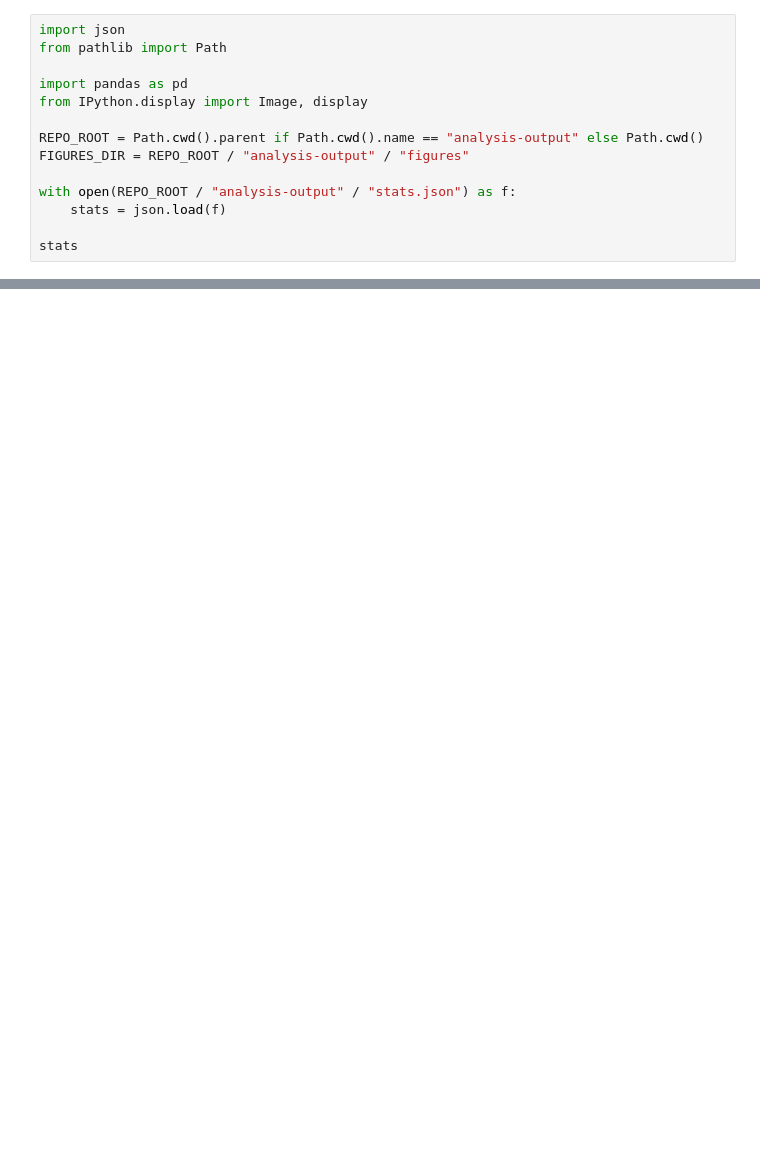
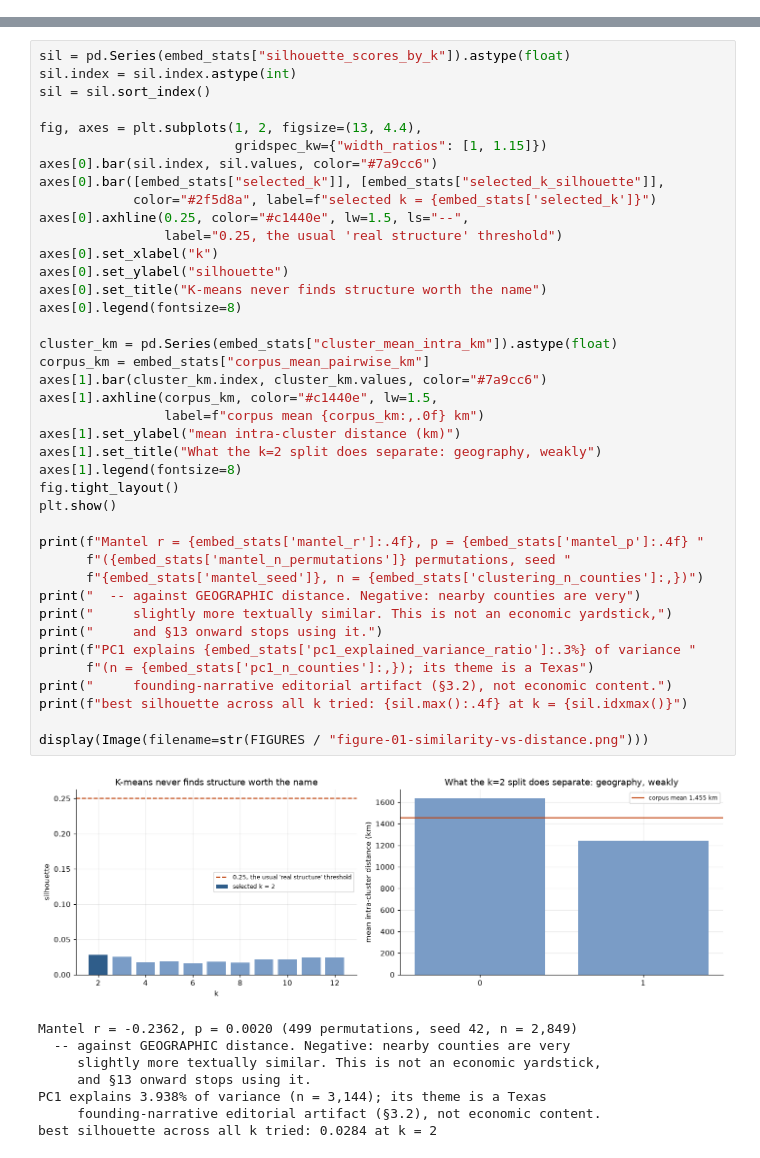
Before and after one commit to Max-Garcia-06/macro_embeddings, a Jupyter notebook: analysis-output/source-a/source_a_key_findings.ipynb, the cells around one changed output, grey strips where cells are left out. Saved outputs shown, nothing was run; the diff lists cells and outputs as text; blank space fills up the shorter version.

```diff
--- a/analysis-output/source-a/source_a_key_findings.ipynb
+++ b/analysis-output/source-a/source_a_key_findings.ipynb
@@ -16,14 +0,0 @@ allowed/forbidden claim wording.
-# %%
-import json
-from pathlib import Path
-
-import pandas as pd
-from IPython.display import Image, display
-
-REPO_ROOT = Path.cwd().parent if Path.cwd().name == "analysis-output" else Path.cwd()
-FIGURES_DIR = REPO_ROOT / "analysis-output" / "figures"
-
-with open(REPO_ROOT / "analysis-output" / "stats.json") as f:
-    stats = json.load(f)
-
-stats
@@ -249,0 +140,49 @@ Gemma) was used to produce these embeddings.
+# %%
+sil = pd.Series(embed_stats["silhouette_scores_by_k"]).astype(float)
+sil.index = sil.index.astype(int)
+sil = sil.sort_index()
+
+fig, axes = plt.subplots(1, 2, figsize=(13, 4.4),
+                         gridspec_kw={"width_ratios": [1, 1.15]})
+axes[0].bar(sil.index, sil.values, color="#7a9cc6")
+axes[0].bar([embed_stats["selected_k"]], [embed_stats["selected_k_silhouette"]],
+            color="#2f5d8a", label=f"selected k = {embed_stats['selected_k']}")
+axes[0].axhline(0.25, color="#c1440e", lw=1.5, ls="--",
+                label="0.25, the usual 'real structure' threshold")
+axes[0].set_xlabel("k")
+axes[0].set_ylabel("silhouette")
+axes[0].set_title("K-means never finds structure worth the name")
+axes[0].legend(fontsize=8)
+
+cluster_km = pd.Series(embed_stats["cluster_mean_intra_km"]).astype(float)
+corpus_km = embed_stats["corpus_mean_pairwise_km"]
+axes[1].bar(cluster_km.index, cluster_km.values, color="#7a9cc6")
+axes[1].axhline(corpus_km, color="#c1440e", lw=1.5,
+                label=f"corpus mean {corpus_km:,.0f} km")
+axes[1].set_ylabel("mean intra-cluster distance (km)")
+axes[1].set_title("What the k=2 split does separate: geography, weakly")
+axes[1].legend(fontsize=8)
+fig.tight_layout()
+plt.show()
+
+print(f"Mantel r = {embed_stats['mantel_r']:.4f}, p = {embed_stats['mantel_p']:.4f} "
+      f"({embed_stats['mantel_n_permutations']} permutations, seed "
+      f"{embed_stats['mantel_seed']}, n = {embed_stats['clustering_n_counties']:,})")
+print("  -- against GEOGRAPHIC distance. Negative: nearby counties are very")
+print("     slightly more textually similar. This is not an economic yardstick,")
+print("     and §13 onward stops using it.")
+print(f"PC1 explains {embed_stats['pc1_explained_variance_ratio']:.3%} of variance "
+      f"(n = {embed_stats['pc1_n_counties']:,}); its theme is a Texas")
+print("     founding-narrative editorial artifact (§3.2), not economic content.")
+print(f"best silhouette across all k tried: {sil.max():.4f} at k = {sil.idxmax()}")
+
+display(Image(filename=str(FIGURES / "figure-01-similarity-vs-distance.png")))
+# %% [output]
+[figure, added]
+Mantel r = -0.2362, p = 0.0020 (499 permutations, seed 42, n = 2,849)
+  -- against GEOGRAPHIC distance. Negative: nearby counties are very
+     slightly more textually similar. This is not an economic yardstick,
+     and §13 onward stops using it.
+PC1 explains 3.938% of variance (n = 3,144); its theme is a Texas
+     founding-narrative editorial artifact (§3.2), not economic content.
+best silhouette across all k tried: 0.0284 at k = 2
```
Also changed, not shown: parts of 47 cells of this notebook, 1 other file.
